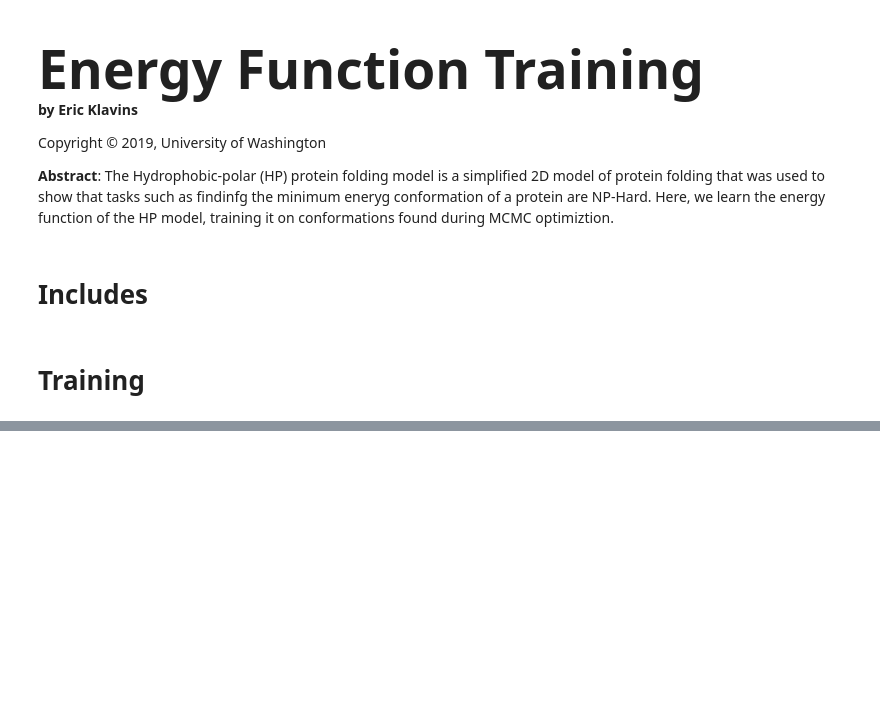
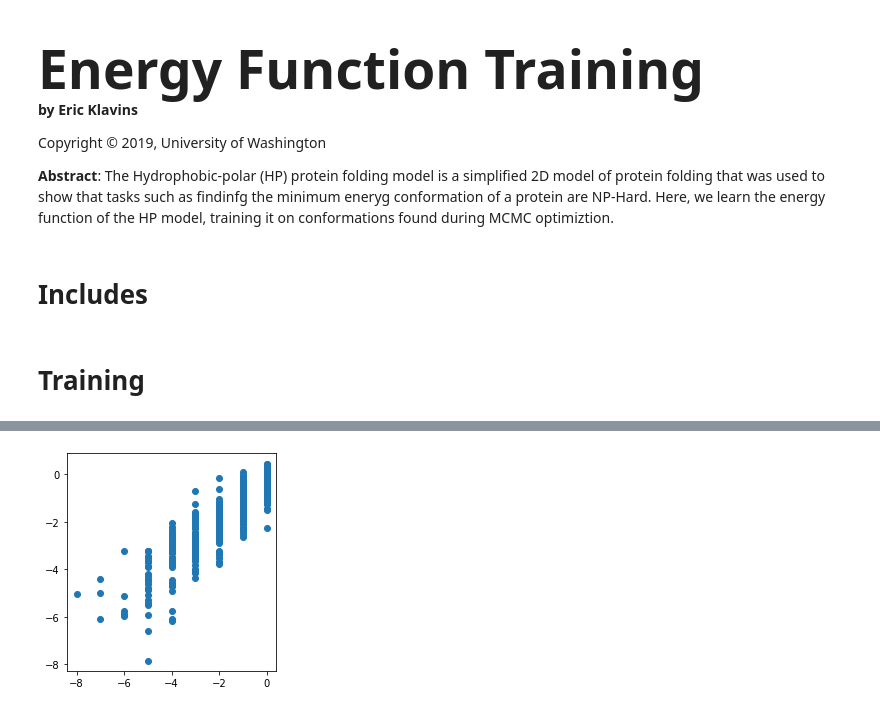
Before and after one commit to klavinslab/hp, a Jupyter notebook: train_energy.ipynb, the cells around one changed output, grey strips where cells are left out. Drawn from its saved outputs; the diff is of its cells as text; code cells hidden in the pictures; blank space fills up the shorter version.

```diff
--- a/train_energy.ipynb
+++ b/train_energy.ipynb
@@ -107,0 +132,9 @@ for i in range(25):
+# %%
+idx, sequences, conformations = memory.sample(10*BATCH_SIZE)
+inputs = energy.combine(sequences,conformations)
+estimates = energy(inputs)
+energies = [HP.create_from_one_hots(sequences[i], conformations[i]).energy() for i in range(10*BATCH_SIZE)]
+plt.scatter(energies,estimates.cpu().detach().numpy().flatten())
+plt.gca().set_aspect(1)
+# %% [output]
+[figure, added]
```
Also changed, not shown: parts of 8 cells of this notebook, 5 other files.
